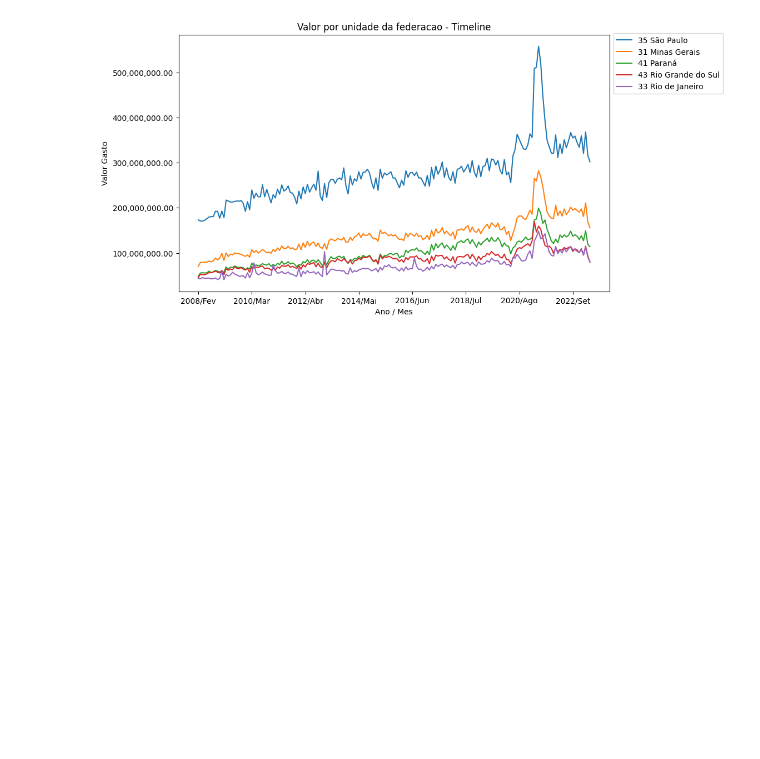
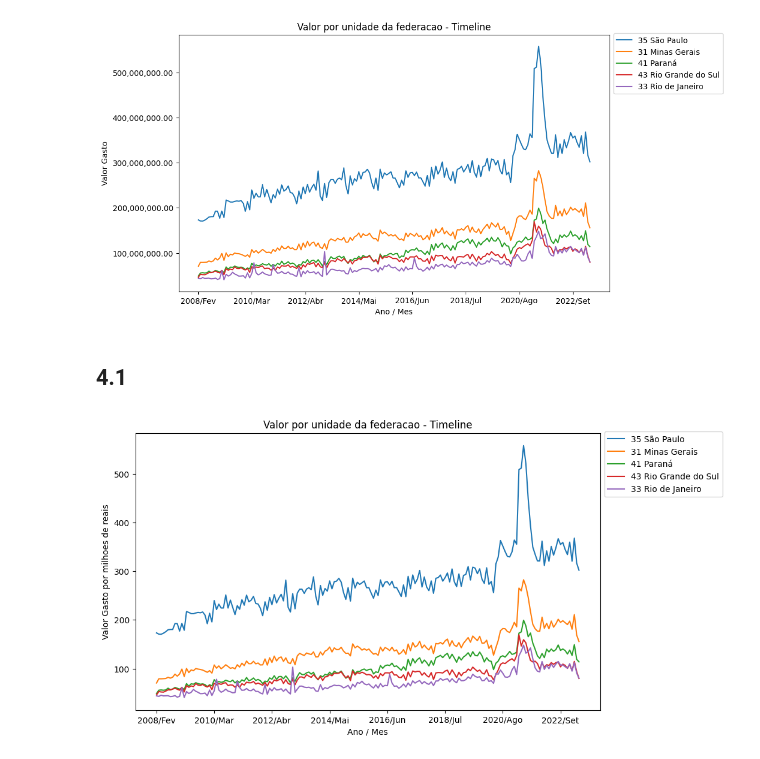
Before and after one commit to vitorsarilio/Pos_Tech_Data_Analytics, a Jupyter notebook: Notebooks/Producao_Hospitalar.ipynb, the cells around one changed output. Drawn from its saved outputs; the diff is of its cells as text; code cells hidden in the pictures; blank space fills up the shorter version.

```diff
--- a/Notebooks/Producao_Hospitalar.ipynb
+++ b/Notebooks/Producao_Hospitalar.ipynb
@@ -316,3 +316,17 @@ plt.legend(bbox_to_anchor=(1, 1.02), loc='upper left')
 plt.show()
 # %% [output]
 [figure]
+# %% [markdown]
+## 4.1
+# %%
+ordenados_por_total = ordenados_por_total / 1_000_000
+# %%
+axis = ordenados_por_total.head(5).T.plot(figsize=(10,6))
+axis.yaxis.set_major_formatter(ticker.StrMethodFormatter("{x:,.0f}"))
+plt.title("Valor por unidade da federacao - Timeline")
+plt.xlabel("Ano / Mes")
+plt.ylabel("Valor Gasto por milhoes de reais")
+plt.legend(bbox_to_anchor=(1, 1.02), loc='upper left')
+plt.show()
+# %% [output]
+[figure, added]
```
Also changed, not shown: parts of 10 cells of this notebook.
